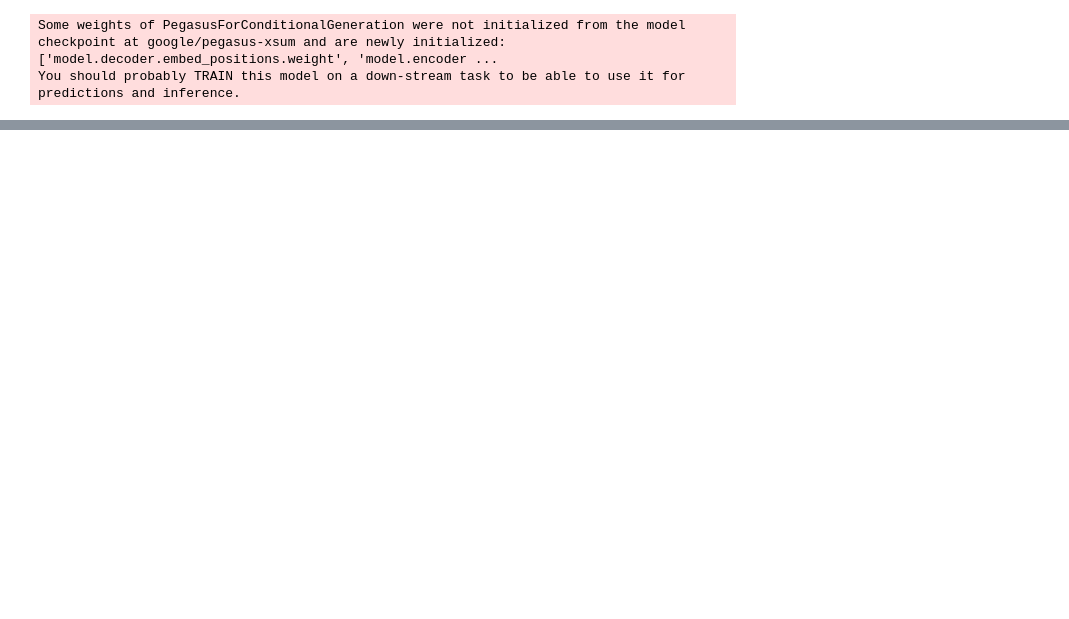
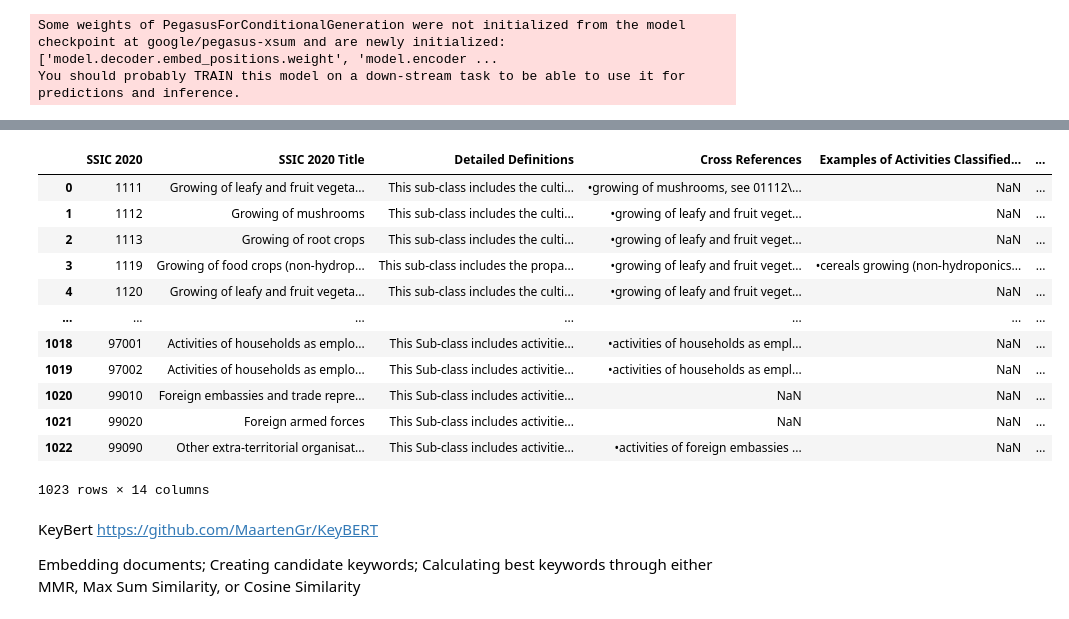
Before and after one commit to yorwel/ssicsync, a Jupyter notebook: LLM_Test/summarization.ipynb, the cells around one changed output, grey strips where cells are left out. Saved outputs shown, nothing was run; the diff lists cells and outputs as text; code cells hidden in the pictures; blank space fills up the shorter version.

Commit message:
summarization

```diff
--- a/LLM_Test/summarization.ipynb
+++ b/LLM_Test/summarization.ipynb
@@ -54,0 +147,10 @@ classifier(sequence_to_classify, candidate_labels)
+# %%
+#Files required for summarization
+df_linkedIn=pd.read_excel("../dataSources/ScrapedOutputFiles/linkedInScrapedOutputs.xlsx")
+df_test=df_linkedIn.head(5)
+
+#SSIC Ref detailes
+SSIC_ref_df = pd.read_csv('SSIC Fact Ref Table.csv')
+SSIC_ref_df_test=SSIC_ref_df.head(10)
+#SSIC_ref_df_test
+#df_test
@@ -54,0 +207,24 @@ classifier(sequence_to_classify, candidate_labels)
+# %%
+SSIC_ref_df = SSIC_ref_df.drop_duplicates(subset=['SSIC 2020'], keep='first')
+SSIC_ref_df
+# %% [output]
+|  | SSIC 2020 | SSIC 2020 Title | Detailed Definitions | Cross References | Examples of Activities Classified... | ... |
+| 0 | 1111 | Growing of leafy and fruit vegeta... | This sub-class includes the culti... | •growing of mushrooms, see 01112\... | NaN | ... |
+| 1 | 1112 | Growing of mushrooms | This sub-class includes the culti... | •growing of leafy and fruit veget... | NaN | ... |
+| 2 | 1113 | Growing of root crops | This sub-class includes the culti... | •growing of leafy and fruit veget... | NaN | ... |
+| 3 | 1119 | Growing of food crops (non-hydrop... | This sub-class includes the propa... | •growing of leafy and fruit veget... | •cereals growing (non-hydroponics... | ... |
+| 4 | 1120 | Growing of leafy and fruit vegeta... | This sub-class includes the culti... | •growing of leafy and fruit veget... | NaN | ... |
+| ... | ... | ... | ... | ... | ... | ... |
+| 1018 | 97001 | Activities of households as emplo... | This Sub-class includes activitie... | •activities of households as empl... | NaN | ... |
+| 1019 | 97002 | Activities of households as emplo... | This Sub-class includes activitie... | •activities of households as empl... | NaN | ... |
+| 1020 | 99010 | Foreign embassies and trade repre... | This Sub-class includes activitie... | NaN | NaN | ... |
+| 1021 | 99020 | Foreign armed forces | This Sub-class includes activitie... | NaN | NaN | ... |
+| 1022 | 99090 | Other extra-territorial organisat... | This Sub-class includes activitie... | •activities of foreign embassies ... | NaN | ... |
+1023 rows × 14 columns
+# %% [markdown]
+KeyBert
+https://github.com/MaartenGr/KeyBERT
+
+Embedding documents;
+Creating candidate keywords;
+Calculating best keywords through either MMR, Max Sum Similarity, or Cosine Similarity
```
Also changed, not shown: parts of 21 cells of this notebook, 3 other files.
